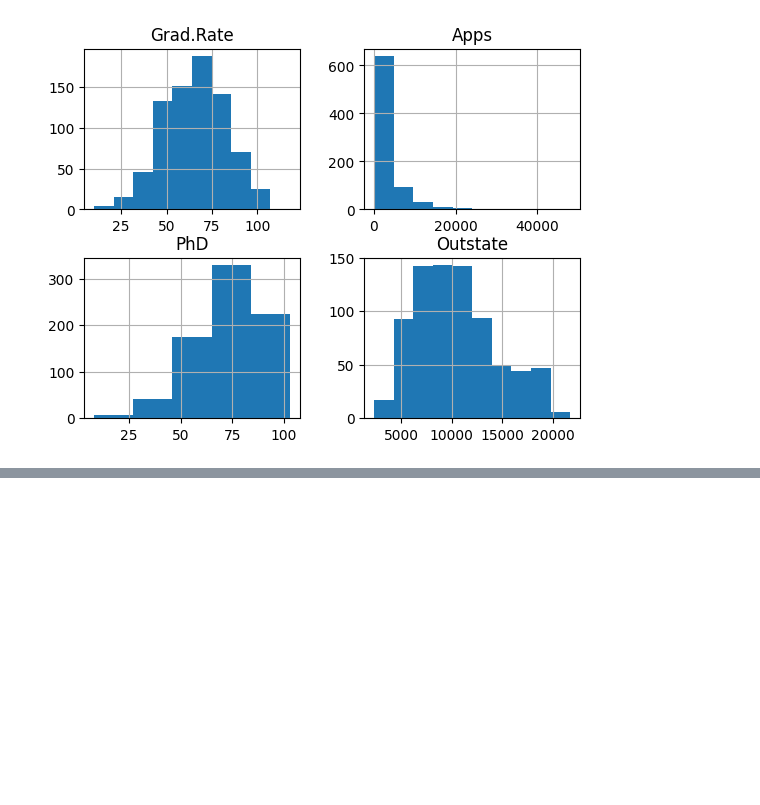
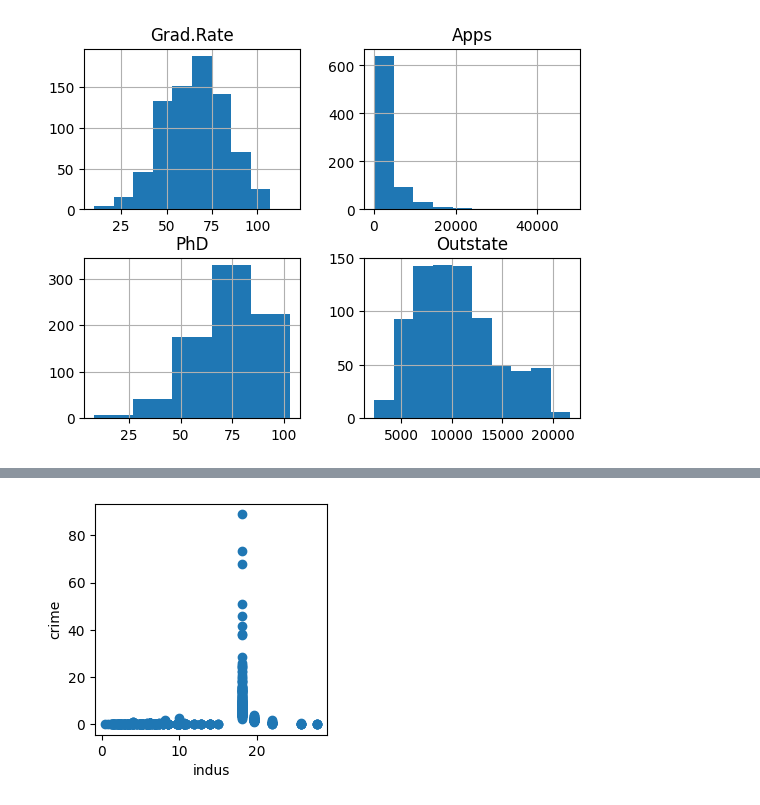
Before and after one commit to CRowland4/statistical_learning_python, a Jupyter notebook: Chapter_2/Exercises_Chapter_2.ipynb, the cells around one changed output, grey strips where cells are left out. Drawn from its saved outputs; the diff is of its cells as text; code cells hidden in the pictures; blank space fills up the shorter version.

```diff
--- a/Chapter_2/Exercises_Chapter_2.ipynb
+++ b/Chapter_2/Exercises_Chapter_2.ipynb
@@ -236,0 +362,9 @@ college.hist("PhD", bins=5, ax=ax[1, 0]);
+# %%
+crime_data = boston['crim'];
+plt.figure(figsize=(3, 3));
+plt.scatter(boston['indus'], crime_data);
+plt.xlabel('indus');
+plt.ylabel("crime");
+# This is probably more a result of the majority of towns having roughly 18 or 19 amount of non-retail business acres than any sort of relationshipt between that and crime.
+# %% [output]
+[figure, added]
```
Also changed, not shown: parts of 35 cells of this notebook, 1 other file.
